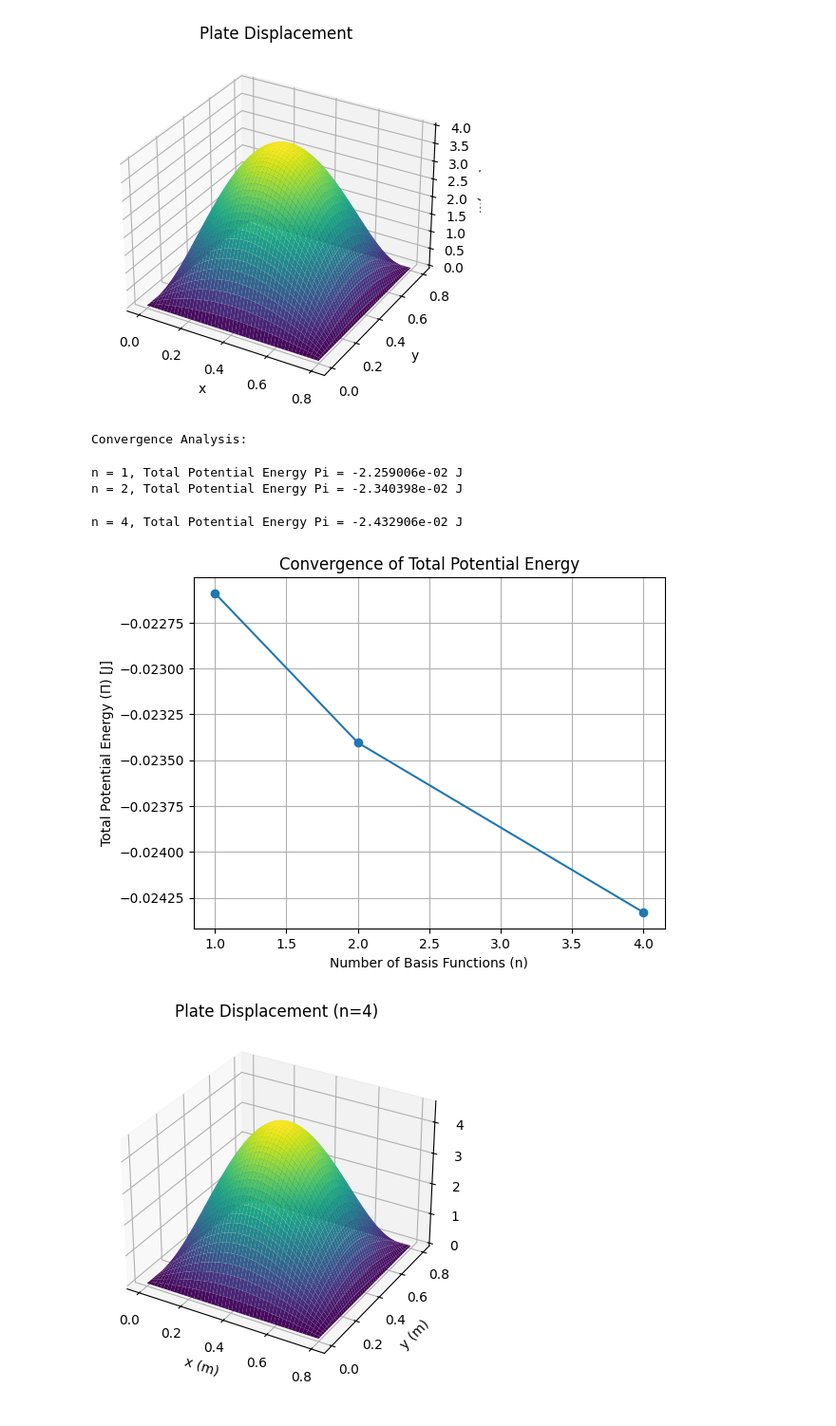
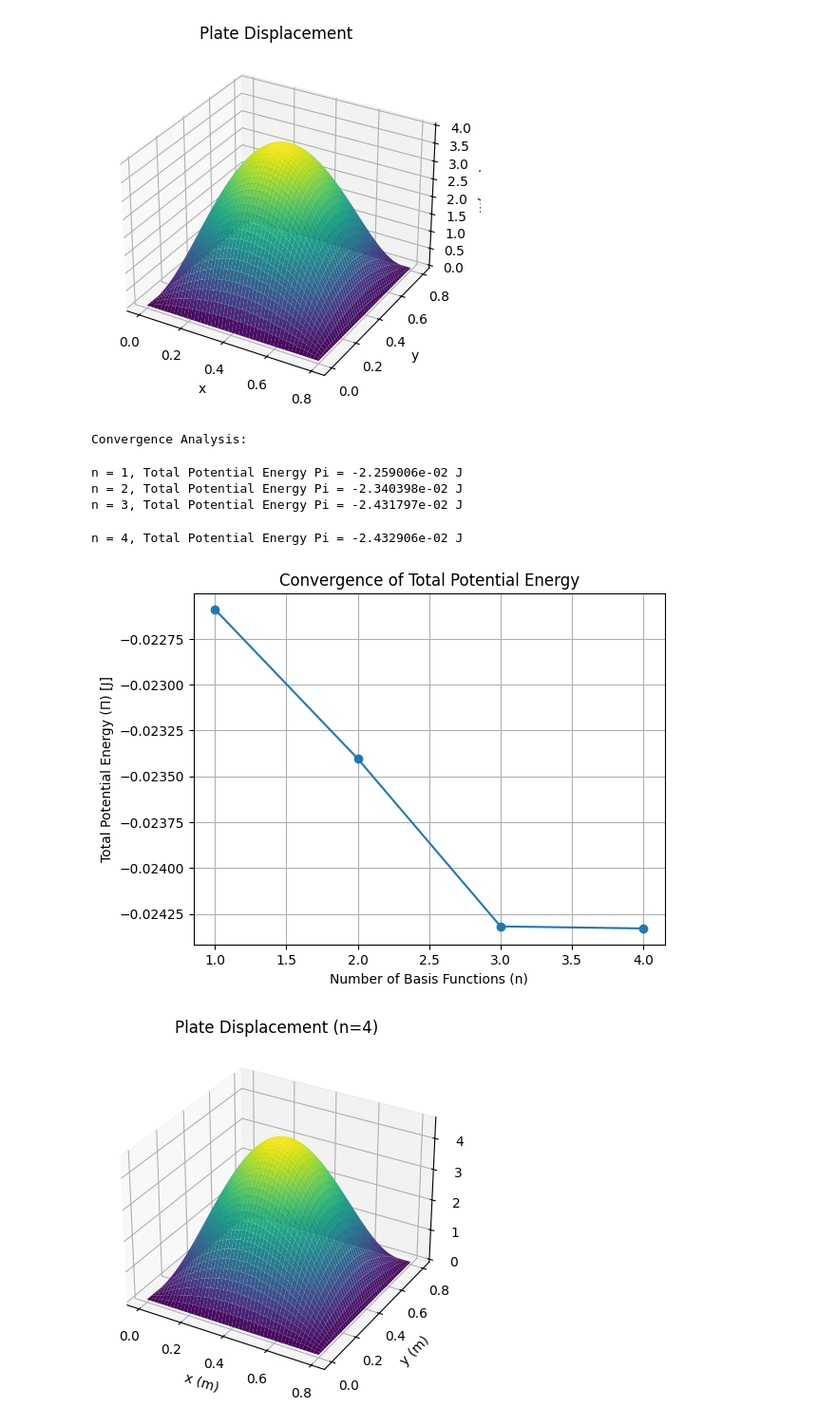
Before and after one commit to pedrogasparotti/numerical_methods, a Jupyter notebook: quest_2_rev.ipynb, the cells around one changed output. Shown at 95% size. Cells and saved outputs as stored; diff of their text form; code cells hidden in the pictures.

```diff
--- a/quest_2_rev.ipynb
+++ b/quest_2_rev.ipynb
@@ -166,7 +166,7 @@ def compute_solution(phi, n):
     return c, w, Pi_num
 
 # Convergence analysis
-n_values = [1, 2, 4]
+n_values = [1, 2, 3, 4]
 Pi_values = []
 w_functions = []
 
@@ -198,33 +198,34 @@ y_vals = np.linspace(0, params[b], 100)
 X, Y = np.meshgrid(x_vals, y_vals)
 Z = w_func(X, Y)
 
 fig = plt.figure()
 ax = fig.add_subplot(111, projection='3d')
 ax.plot_surface(X, Y, Z, cmap='viridis')
 ax.set_xlabel('x (m)')
 ax.set_ylabel('y (m)')
 ax.set_zlabel('w(x, y) (m)')
 ax.set_title('Plate Displacement (n=4)')
 plt.show()
 
 # Compute and plot moment Mx = -D (w_xx + ν w_yy)
 Mx = -D * (w_best.diff(x, x) + nu * w_best.diff(y, y))
 Mx_func = lambdify((x, y), Mx.subs(params).evalf(), 'numpy')
 Mx_vals = Mx_func(X, Y)
 
 fig = plt.figure()
 ax = fig.add_subplot(111, projection='3d')
 ax.plot_surface(X, Y, Mx_vals, cmap='inferno')
 ax.set_xlabel('x (m)')
 ax.set_ylabel('y (m)')
 ax.set_zlabel('Mx (N·m/m)')
 ax.set_title('Moment Distribution Mx (n=4)')
 plt.show()
 # %% [output]
 Convergence Analysis:
 n = 1, Total Potential Energy Pi = -2.259006e-02 J
 n = 2, Total Potential Energy Pi = -2.340398e-02 J
+n = 3, Total Potential Energy Pi = -2.431797e-02 J
 n = 4, Total Potential Energy Pi = -2.432906e-02 J
-[figure, old version]
+[figure, new version]
 [figure]
 [figure]
```
Also changed, not shown: 3 other files.
